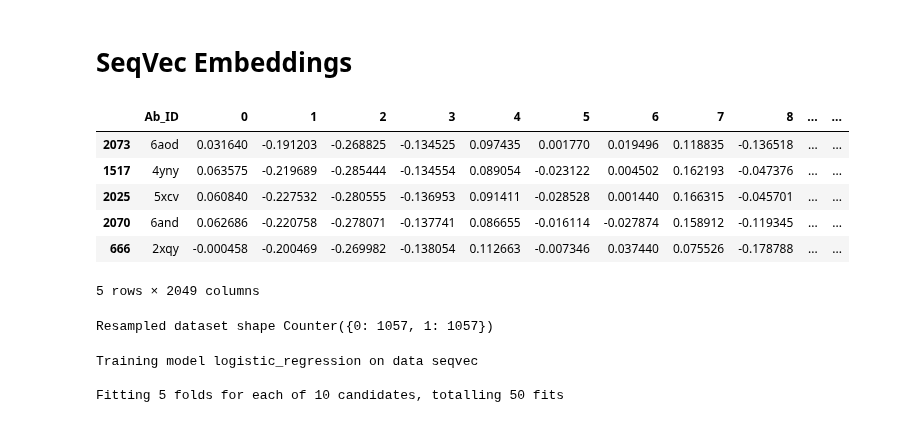
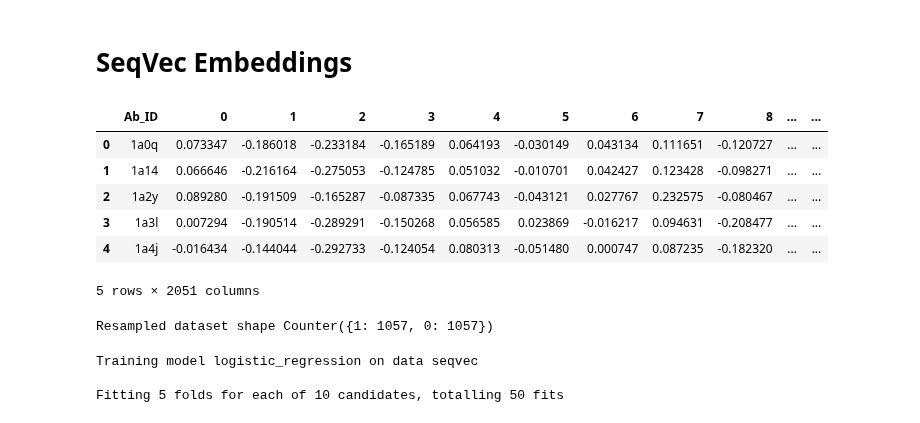
Before and after one commit to kvetab/di-pred, a Jupyter notebook: notebooks/experiments/03-training-with-oversampling.ipynb, the cells around one changed output. Cells and saved outputs as stored; diff of their text form; code cells hidden in the pictures.

```diff
--- a/notebooks/experiments/03-training-with-oversampling.ipynb
+++ b/notebooks/experiments/03-training-with-oversampling.ipynb
@@ -68,0 +72,3 @@ tap_data.head()
+# %%
+chen_train = pd.read_csv(path.join(DATA_DIR, "chen/deduplicated/chen_train_data_w_clusters.csv"), index_col=0)
+chen_train["cluster_merged"].value_counts()
@@ -774,22 +472,22 @@ Testing model multilayer_perceptron on bert...
 # SeqVec Embeddings
 # %%
 x_chen = pd.read_feather(path.join(DATA_DIR, "chen/embeddings/seqvec/seqvec_chen_embeddings.ftr"))
-x_chen_train = x_chen.loc[chen_train.index]
-x_chen_valid = x_chen.loc[chen_valid.index]
+x_chen_train = x_chen.merge(chen_train[["Antibody_ID", "Y", "cluster_merged"]], left_on="Ab_ID", right_on="Antibody_ID").drop("Antibody_ID", axis=1)
+x_chen_valid = x_chen.merge(chen_valid[["Antibody_ID", "Y"]], left_on="Ab_ID", right_on="Antibody_ID").drop("Antibody_ID", axis=1)
 x_chen_train.head()
 # %% [output]
 |  | Ab_ID | 0 | 1 | 2 | 3 | 4 | 5 | 6 | 7 | 8 | ... | ... |
-| 2073 | 6aod | 0.031640 | -0.191203 | -0.268825 | -0.134525 | 0.097435 | 0.001770 | 0.019496 | 0.118835 | -0.136518 | ... | ... |
-| 1517 | 4yny | 0.063575 | -0.219689 | -0.285444 | -0.134554 | 0.089054 | -0.023122 | 0.004502 | 0.162193 | -0.047376 | ... | ... |
-| 2025 | 5xcv | 0.060840 | -0.227532 | -0.280555 | -0.136953 | 0.091411 | -0.028528 | 0.001440 | 0.166315 | -0.045701 | ... | ... |
-| 2070 | 6and | 0.062686 | -0.220758 | -0.278071 | -0.137741 | 0.086655 | -0.016114 | -0.027874 | 0.158912 | -0.119345 | ... | ... |
-| 666 | 2xqy | -0.000458 | -0.200469 | -0.269982 | -0.138054 | 0.112663 | -0.007346 | 0.037440 | 0.075526 | -0.178788 | ... | ... |
+| 0 | 1a0q | 0.073347 | -0.186018 | -0.233184 | -0.165189 | 0.064193 | -0.030149 | 0.043134 | 0.111651 | -0.120727 | ... | ... |
+| 1 | 1a14 | 0.066646 | -0.216164 | -0.275053 | -0.124785 | 0.051032 | -0.010701 | 0.042427 | 0.123428 | -0.098271 | ... | ... |
+| 2 | 1a2y | 0.089280 | -0.191509 | -0.165287 | -0.087335 | 0.067743 | -0.043121 | 0.027767 | 0.232575 | -0.080467 | ... | ... |
+| 3 | 1a3l | 0.007294 | -0.190514 | -0.289291 | -0.150268 | 0.056585 | 0.023869 | -0.016217 | 0.094631 | -0.208477 | ... | ... |
+| 4 | 1a4j | -0.016434 | -0.144044 | -0.292733 | -0.124054 | 0.080313 | -0.051480 | 0.000747 | 0.087235 | -0.182320 | ... | ... |
-5 rows × 2049 columns
+5 rows × 2051 columns
 # %%
 sampler = RandomOverSampler(random_state=42)
 
-x_chen_train, y_chen_train = sampler.fit_resample(x_chen_train, chen_train["Y"])
+x_chen_train, y_chen_train = sampler.fit_resample(x_chen_train.drop("Y", axis=1), x_chen_train["Y"])
 print('Resampled dataset shape %s' % Counter(y_chen_train))
 # %% [output]
-Resampled dataset shape Counter({0: 1057, 1: 1057})
+Resampled dataset shape Counter({1: 1057, 0: 1057})
 # %%
```
Also changed, not shown: parts of 33 cells of this notebook, 4 other files.
